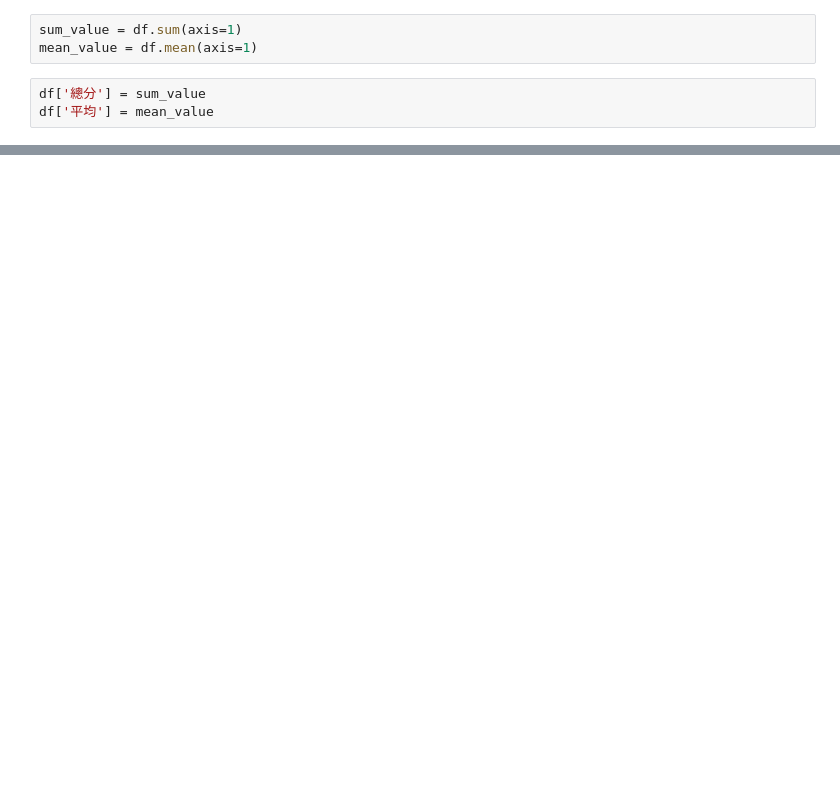
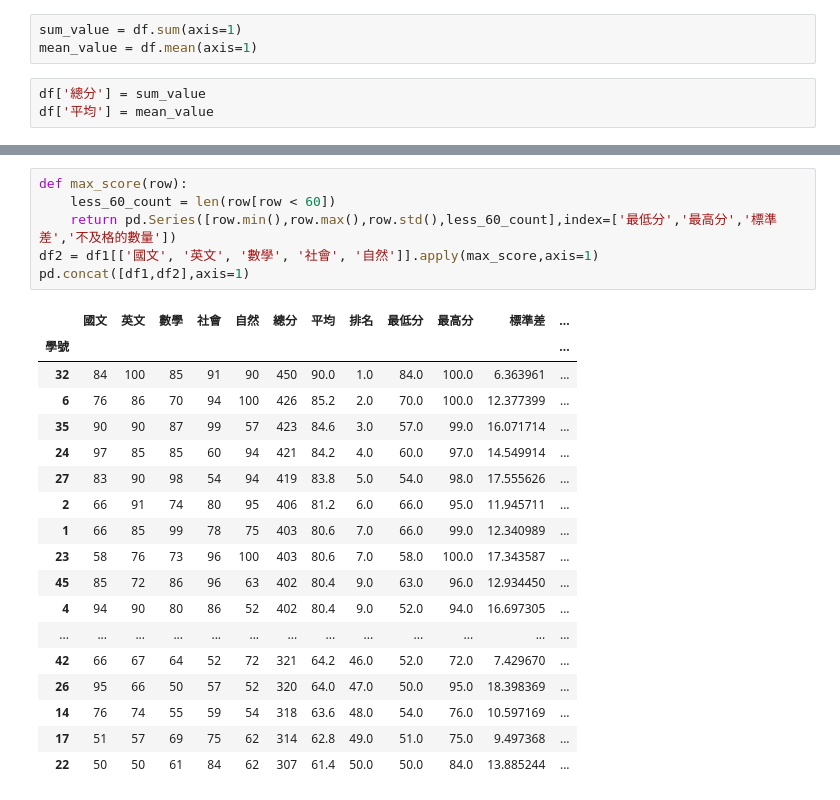
Before and after one commit to see7725/python_analysis, a Jupyter notebook: lesson8_5.ipynb, the cells around one changed output, grey strips where cells are left out. Cells and saved outputs as stored; diff of their text form; blank space fills up the shorter version.

```diff
--- a/lesson8_5.ipynb
+++ b/lesson8_5.ipynb
@@ -83,0 +84,25 @@ df1
+# %%
+def max_score(row):
+    less_60_count = len(row[row < 60])
+    return pd.Series([row.min(),row.max(),row.std(),less_60_count],index=['最低分','最高分','標準差','不及格的數量'])
+df2 = df1[['國文', '英文', '數學', '社會', '自然']].apply(max_score,axis=1)
+pd.concat([df1,df2],axis=1)
+# %% [output]
+|  | 國文 | 英文 | 數學 | 社會 | 自然 | 總分 | 平均 | 排名 | 最低分 | 最高分 | 標準差 | ... |
+| 學號 |  |  |  |  |  |  |  |  |  |  |  | ... |
+| 32 | 84 | 100 | 85 | 91 | 90 | 450 | 90.0 | 1.0 | 84.0 | 100.0 | 6.363961 | ... |
+| 6 | 76 | 86 | 70 | 94 | 100 | 426 | 85.2 | 2.0 | 70.0 | 100.0 | 12.377399 | ... |
+| 35 | 90 | 90 | 87 | 99 | 57 | 423 | 84.6 | 3.0 | 57.0 | 99.0 | 16.071714 | ... |
+| 24 | 97 | 85 | 85 | 60 | 94 | 421 | 84.2 | 4.0 | 60.0 | 97.0 | 14.549914 | ... |
+| 27 | 83 | 90 | 98 | 54 | 94 | 419 | 83.8 | 5.0 | 54.0 | 98.0 | 17.555626 | ... |
+| 2 | 66 | 91 | 74 | 80 | 95 | 406 | 81.2 | 6.0 | 66.0 | 95.0 | 11.945711 | ... |
+| 1 | 66 | 85 | 99 | 78 | 75 | 403 | 80.6 | 7.0 | 66.0 | 99.0 | 12.340989 | ... |
+| 23 | 58 | 76 | 73 | 96 | 100 | 403 | 80.6 | 7.0 | 58.0 | 100.0 | 17.343587 | ... |
+| 45 | 85 | 72 | 86 | 96 | 63 | 402 | 80.4 | 9.0 | 63.0 | 96.0 | 12.934450 | ... |
+| 4 | 94 | 90 | 80 | 86 | 52 | 402 | 80.4 | 9.0 | 52.0 | 94.0 | 16.697305 | ... |
+| ... | ... | ... | ... | ... | ... | ... | ... | ... | ... | ... | ... | ... |
+| 42 | 66 | 67 | 64 | 52 | 72 | 321 | 64.2 | 46.0 | 52.0 | 72.0 | 7.429670 | ... |
+| 26 | 95 | 66 | 50 | 57 | 52 | 320 | 64.0 | 47.0 | 50.0 | 95.0 | 18.398369 | ... |
+| 14 | 76 | 74 | 55 | 59 | 54 | 318 | 63.6 | 48.0 | 54.0 | 76.0 | 10.597169 | ... |
+| 17 | 51 | 57 | 69 | 75 | 62 | 314 | 62.8 | 49.0 | 51.0 | 75.0 | 9.497368 | ... |
+| 22 | 50 | 50 | 61 | 84 | 62 | 307 | 61.4 | 50.0 | 50.0 | 84.0 | 13.885244 | ... |
```
Also changed, not shown: parts of 3 cells of this notebook.
